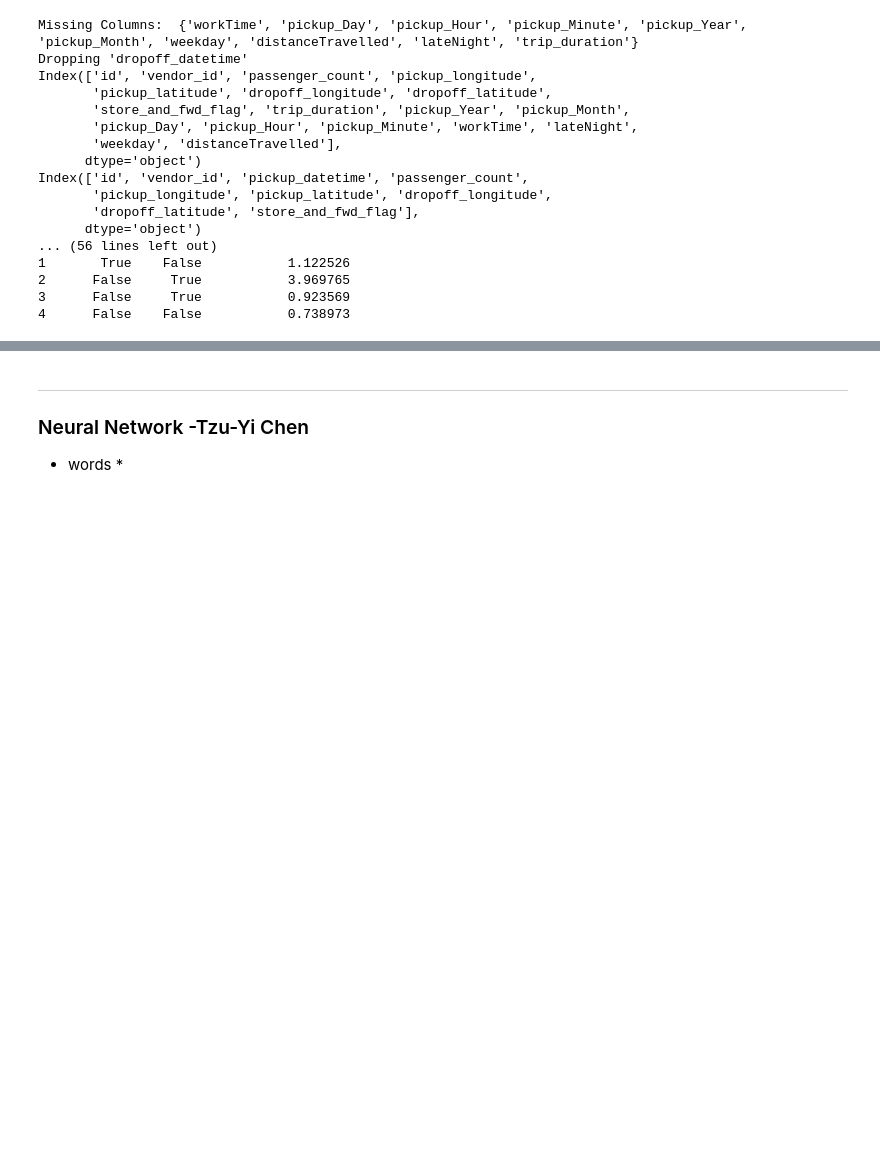
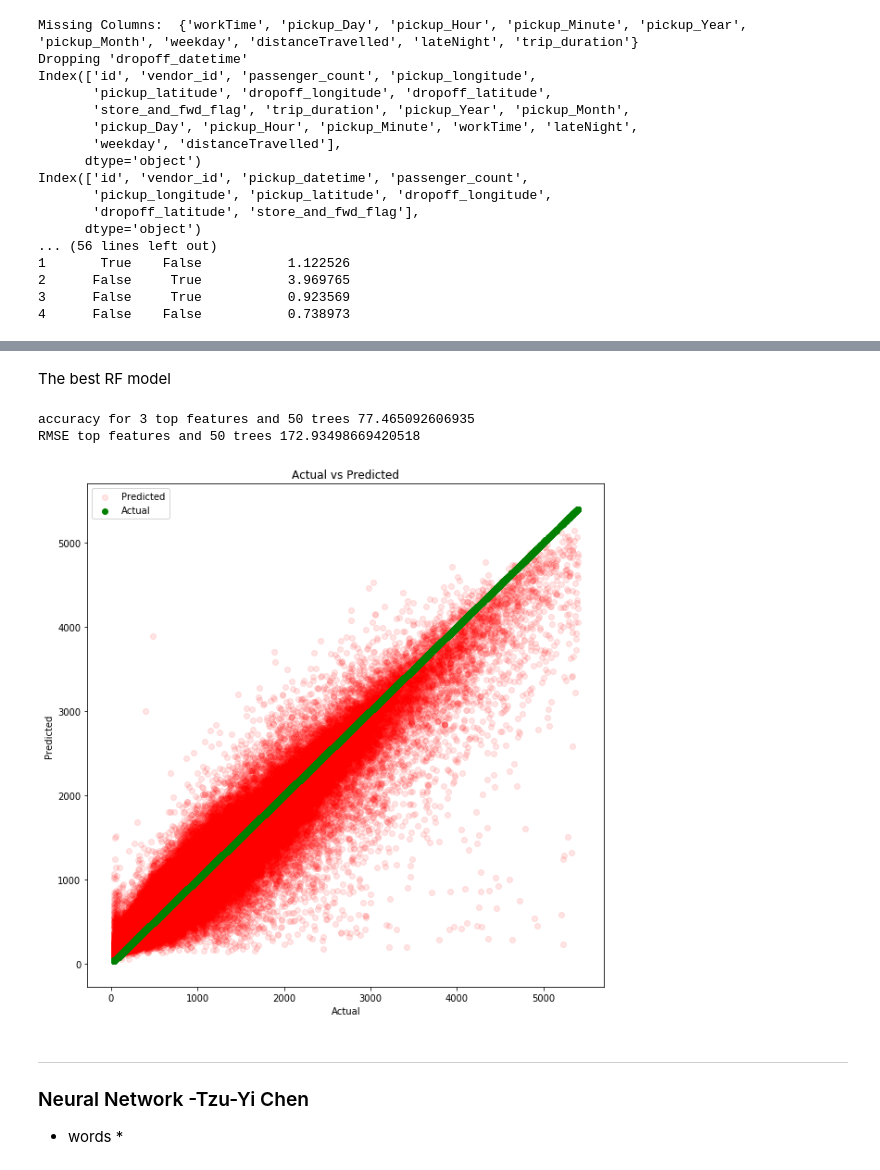
Before and after one commit to Xethagona/Taxi-Coursework, a Jupyter notebook: NYTD.ipynb, the cells around one changed output, grey strips where cells are left out. Drawn from its saved outputs; the diff is of its cells as text; code cells hidden in the pictures; blank space fills up the shorter version.

Commit message:
Add files via upload
Random Forest Done

```diff
--- a/NYTD.ipynb
+++ b/NYTD.ipynb
@@ -1806,0 +1882,2 @@ plt.show
+# %% [markdown]
+The best RF model
@@ -1807,3 +1888,27 @@ plt.show
+# %%
+included_features = np.array(sorted_scores)[:,0][:3]
+
+X = x_train_rf
+Y = y_train_rf
+
+yt = list(Y)
+np.random.seed(11111)
+
+RF_1 = rfr(n_estimators=50,max_depth=None)
+RF_1.fit(X,Y)
+pred = RF_1.predict(x_test_rf)
+acc = accuracy(y_test_rf, pred, percentage=0.2)
+rmse = sqrt(mean_squared_error(y_test_rf, pred))
+# %%
+print('accuracy for 3 top features and 50 trees', acc)
+print('RMSE top features and 50 trees',rmse)
+# %% [output]
+accuracy for 3 top features and 50 trees 77.465092606935
+RMSE top features and 50 trees 172.93498669420518
+# %%
+plotAccuracy(y_test_rf, pred)
+# %% [output]
+[figure, added]
 # %% [markdown]
 <hr style="height: 1.0px;"/>
 
```
Also changed, not shown: parts of 16 cells of this notebook.
